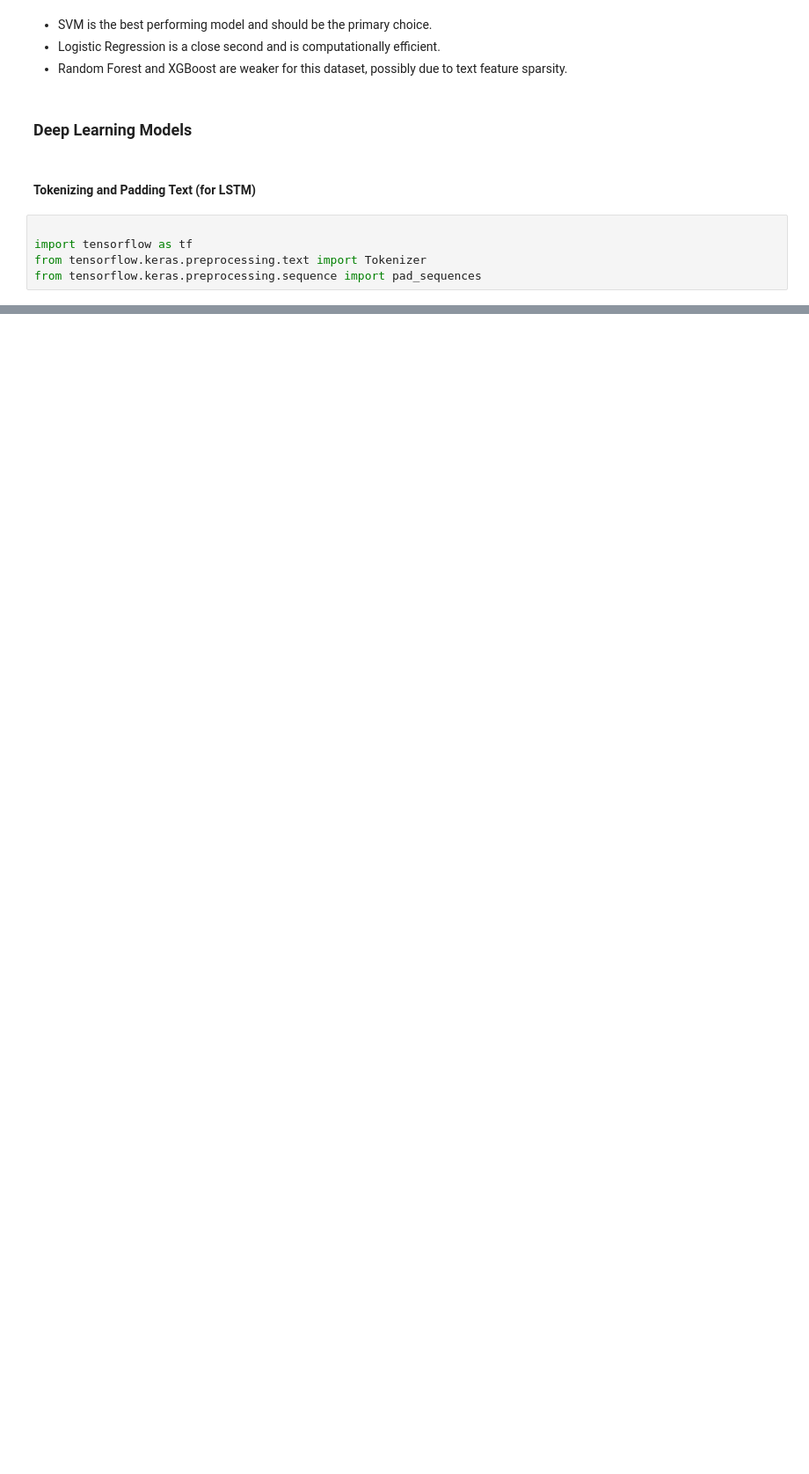
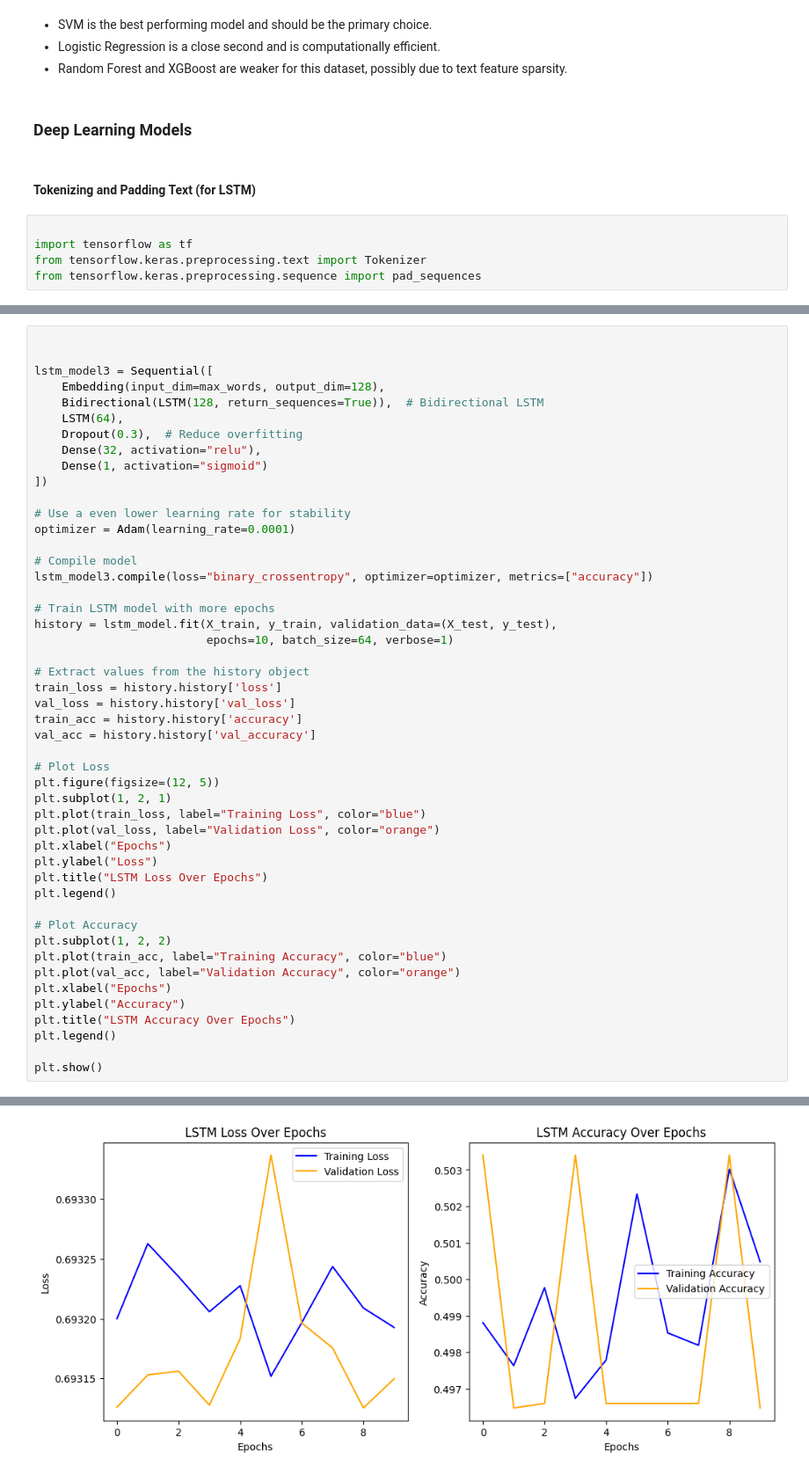
Before and after one commit to spacewagonL/fake-review-detector, a Jupyter notebook: fake review detector.ipynb, the cells around one changed output, grey strips where cells are left out. Shown at 88% size. Drawn from its saved outputs; the diff is of its cells as text; blank space fills up the shorter version.

```diff
--- a/fake review detector.ipynb
+++ b/fake review detector.ipynb
@@ -436,0 +554,49 @@ print(f"Training Data Shape: {X_train.shape}, Testing Data Shape: {X_test.shape}
+# %%
+
+
+lstm_model3 = Sequential([
+    Embedding(input_dim=max_words, output_dim=128),
+    Bidirectional(LSTM(128, return_sequences=True)),  # Bidirectional LSTM
+    LSTM(64),
+    Dropout(0.3),  # Reduce overfitting
+    Dense(32, activation="relu"),
+    Dense(1, activation="sigmoid")
+])
+
+# Use a even lower learning rate for stability
+optimizer = Adam(learning_rate=0.0001)
+
+# Compile model
+lstm_model3.compile(loss="binary_crossentropy", optimizer=optimizer, metrics=["accuracy"])
+
+# Train LSTM model with more epochs
+history = lstm_model.fit(X_train, y_train, validation_data=(X_test, y_test),
+                         epochs=10, batch_size=64, verbose=1)
+
+# Extract values from the history object
+train_loss = history.history['loss']
+val_loss = history.history['val_loss']
+train_acc = history.history['accuracy']
+val_acc = history.history['val_accuracy']
+
+# Plot Loss
+plt.figure(figsize=(12, 5))
+plt.subplot(1, 2, 1)
+plt.plot(train_loss, label="Training Loss", color="blue")
+plt.plot(val_loss, label="Validation Loss", color="orange")
+plt.xlabel("Epochs")
+plt.ylabel("Loss")
+plt.title("LSTM Loss Over Epochs")
+plt.legend()
+
+# Plot Accuracy
+plt.subplot(1, 2, 2)
+plt.plot(train_acc, label="Training Accuracy", color="blue")
+plt.plot(val_acc, label="Validation Accuracy", color="orange")
+plt.xlabel("Epochs")
+plt.ylabel("Accuracy")
+plt.title("LSTM Accuracy Over Epochs")
+plt.legend()
+
+plt.show()
+# %% [output]
@@ -436,0 +623 @@ print(f"Training Data Shape: {X_train.shape}, Testing Data Shape: {X_test.shape}
+[figure, added]
```
Also changed, not shown: parts of 23 cells of this notebook.
